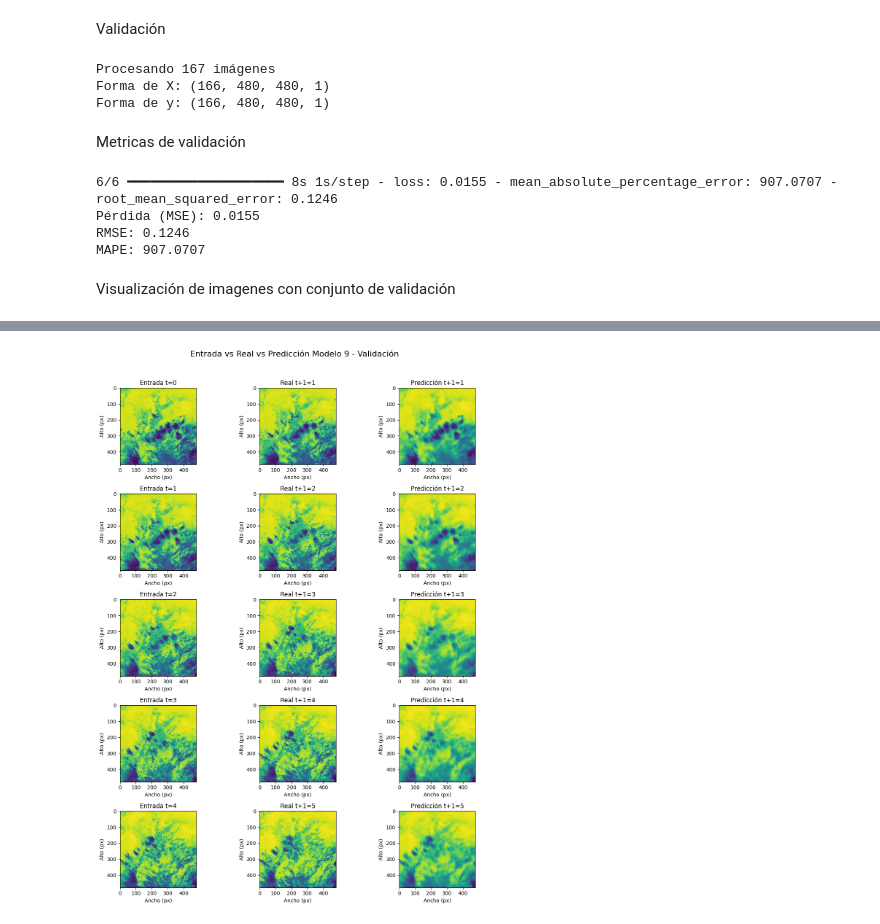
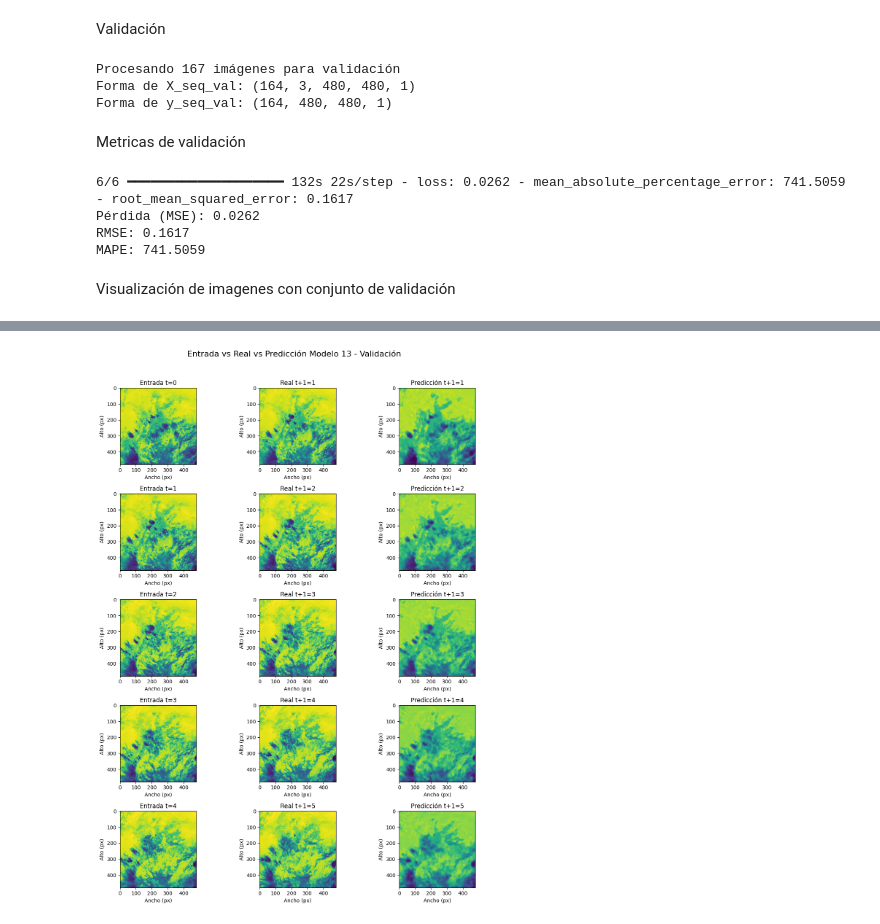
Before and after one commit to alwos19/monografia_esp_cd, a Jupyter notebook: Modelos/Modelo_13.ipynb, the cells around one changed output, grey strips where cells are left out. Saved outputs shown, nothing was run; the diff lists cells and outputs as text; code cells hidden in the pictures.

Commit message:
modelo 13 corrido okay

```diff
--- a/Modelos/Modelo_13.ipynb
+++ b/Modelos/Modelo_13.ipynb
@@ -215,7 +215,7 @@ y = y_seq
 print("Iniciando entrenamiento")
 history13 = model13.fit(
     X, y,
-    epochs=25,
+    epochs=50,
     batch_size=4,
     callbacks=[early_stop, checkpoint],
     verbose=1
@@ -332,54 +333,64 @@ mostrar_resultados(
 # %% [markdown]
 Validación
 # %%
-# Directorio original y reducido
+# Directorio original y reducido para validación
 d_feb_1s = 'E:/bandas/banda13/feb_01_07_1s'
 d_feb_1s_red = 'E:/bandas/banda13/feb_01_07_1s_red'
 
+# Llamar a la función para redimensionar imágenes
+resize_npy_images(d_feb_1s, d_feb_1s_red, new_size=(480, 480))
 
-# Se llama a la función para redimensionar imágenes
-resize_npy_images(d_feb_1s, d_feb_1s_red, new_size=(480, 480))  # Llama la función para redimensionar imágenes a 480x480
+# Cargar imágenes de validación
+file_list_val = sorted([f for f in os.listdir(d_feb_1s_red) if f.endswith('.npy')])
+print(f"Procesando {len(file_list_val)} imágenes para validación")
 
-# Cargar imágenes
-file_list = sorted([f for f in os.listdir(d_feb_1s_red) if f.endswith('.npy')])  # Lista y ordena los archivos .npy
-#file_list = file_list[:23]  # Selecciona solo los primeros 23 archivos
-print(f"Procesando {len(file_list)} imágenes")  # Imprime la cantidad de imágenes procesadas
+images_val = [np.load(os.path.join(d_feb_1s_red, f)) for f in file_list_val]
 
-images_val = [np.load(os.path.join(d_feb_1s_red, f)) for f in file_list]  # Carga los arrays de las imágenes seleccionadas
+# Normalización simple de imágenes de validación
+images_val = [(img - np.min(img)) / (np.max(img) - np.min(img) + 1e-8) for img in images_val]
+images_val = [np.clip(img, 0, 1) for img in images_val]
 
-# Normalización simple
-images_val = [(img - np.min(img)) / (np.max(img) - np.min(img) + 1e-8) for img in images_val]
-images_val = [np.clip(img, 0, 1) for img in images_val]  # Limita los valores al rango [0, 1]
+# Parámetro de secuencia temporal (debe ser el mismo que en entrenamiento)
+timesteps = 3
 
-X_val = np.array(images_val[:-1])[..., np.newaxis]  # img_t  # Crea array de entrada con dimensión de canal
-y_val = np.array(images_val[1:])[..., np.newaxis]   # img_t+1  # Crea array de salida (siguiente imagen) con canal
+# Construir secuencias para validación: X_seq_val (N, timesteps, H, W, C), y_seq_val (N, H, W, C)
+X_base_val = np.array(images_val)[..., np.newaxis]  # (num_imgs_val, H, W, C)
+y_base_val = X_base_val.copy()  # y_base_val igual a X_base_val
 
-print(f"Forma de X: {X_val.shape}")  # Imprime la forma del array de entrada
-print(f"Forma de y: {y_val.shape}")  # Imprime la forma del array de salida
+N_seq_val = X_base_val.shape[0] - timesteps
+X_seq_val = np.array([X_base_val[i:i+timesteps] for i in range(N_seq_val)])  # (N_seq_val, timesteps, H, W, C)
+y_seq_val = y_base_val[timesteps:]  # (N_seq_val, H, W, C)
+
+print(f"Forma de X_seq_val: {X_seq_val.shape}")  # (N_seq_val, timesteps, H, W, C)
+print(f"Forma de y_seq_val: {y_seq_val.shape}")  # (N_seq_val, H, W, C)
 # %% [output]
-Procesando 167 imágenes
-Forma de X: (166, 480, 480, 1)
-Forma de y: (166, 480, 480, 1)
+Procesando 167 imágenes para validación
+Forma de X_seq_val: (164, 3, 480, 480, 1)
+Forma de y_seq_val: (164, 480, 480, 1)
 # %% [markdown]
 Metricas de validación
 # %%
-# Obtener las métricas del modelo en el conjunto de validación
-loss, rmse, mape = model13.evaluate(X_val, y_val, verbose=1)
+# Ahora puedes evaluar el modelo
+loss, rmse, mape = model13.evaluate(X_seq_val, y_seq_val, verbose=1)
 print(f"Pérdida (MSE): {loss:.4f}")
 print(f"RMSE: {rmse:.4f}")
 print(f"MAPE: {mape:.4f}")
 # %% [output]
-6/6 ━━━━━━━━━━━━━━━━━━━━ 8s 1s/step - loss: 0.0155 - mean_absolute_percentage_error: 907.0707 - root_mean_squared_error: 0.1246
-Pérdida (MSE): 0.0155
-RMSE: 0.1246
-MAPE: 907.0707
+6/6 ━━━━━━━━━━━━━━━━━━━━ 132s 22s/step - loss: 0.0262 - mean_absolute_percentage_error: 741.5059 - root_mean_squared_error: 0.1617
+Pérdida (MSE): 0.0262
+RMSE: 0.1617
+MAPE: 741.5059
 # %% [markdown]
 Visualización de imagenes con conjunto de validación
 # %%
-y_pred13_val = model13.predict(X_val)  # Genera las predicciones
+y_pred13_val = model13.predict(X_seq_val)  # Genera las predicciones usando X_seq_val
 mostrar_resultados(
-    X_val, y_val, y_pred13_val, n=5,
+    X_seq_val[:, -1, :, :, :],  # Toma solo el último timestep de la secuencia de entrada
+    y_seq_val,                   # Valores reales
+    y_pred13_val,                # Predicciones
+    n=5,
     titulo_general="Entrada vs Real vs Predicción Modelo 13 - Validación",
-    xlabel="Ancho (px)", ylabel="Alto (px)"
+    xlabel="Ancho (px)",
+    ylabel="Alto (px)"
 )
 # %% [output]
@@ -387,2 +398,2 @@ mostrar_resultados(
-[figure, old version]
+[figure, new version]
 # %%
```
Also changed, not shown: parts of 6 cells of this notebook, 1 other file.
